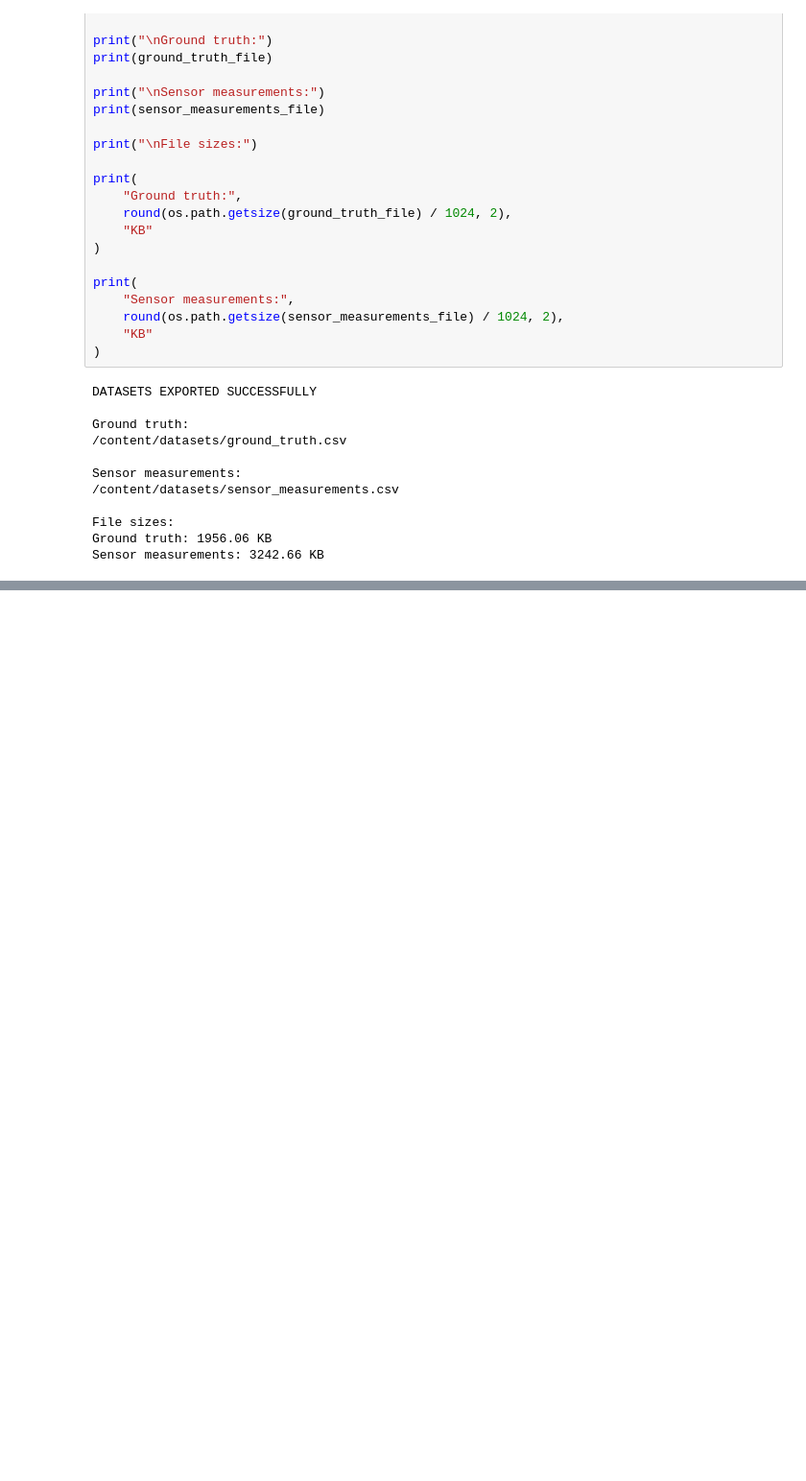
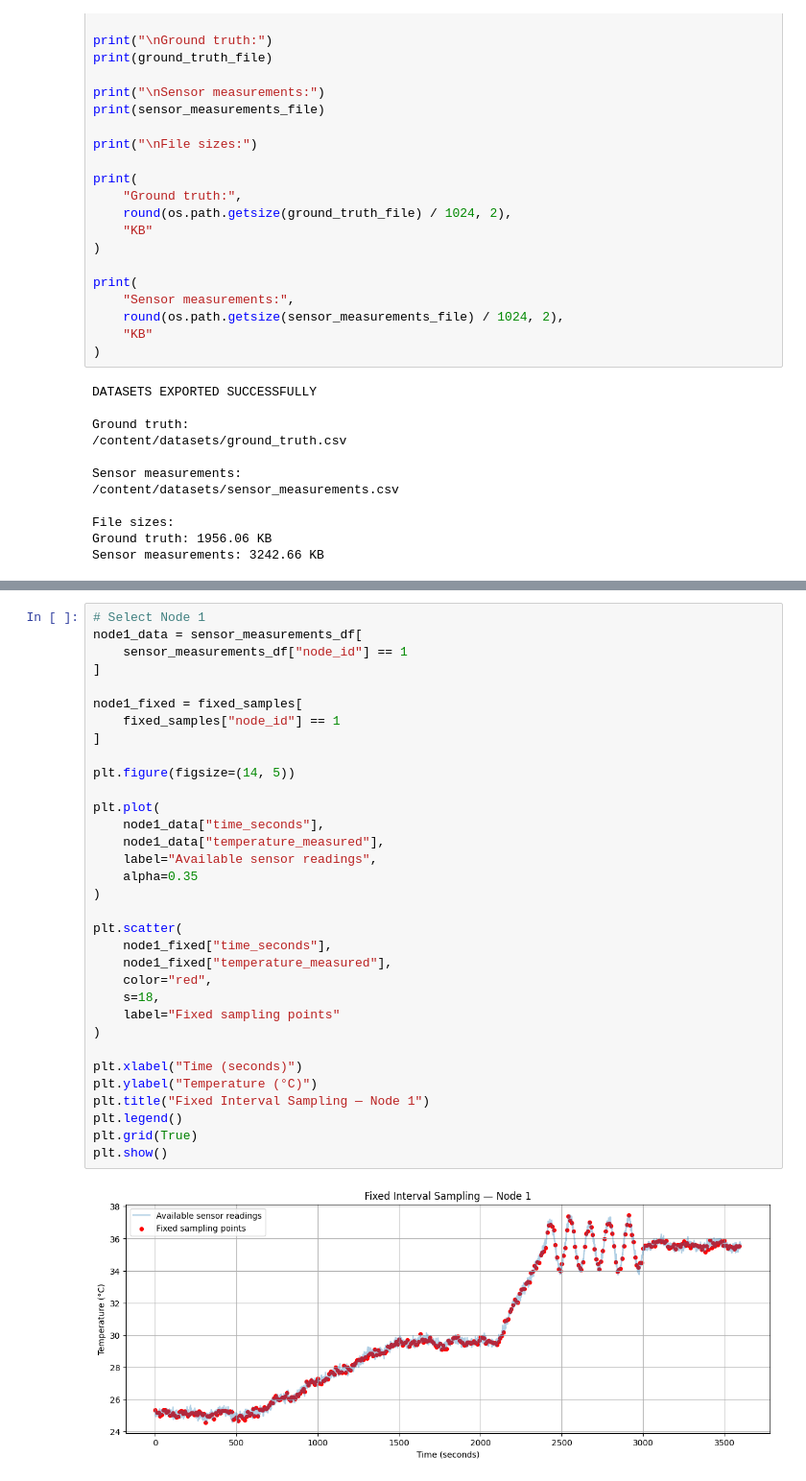
Before and after one commit to Sravan05nani/Energy-Aware-Adaptive-IoT, a Jupyter notebook: notebooks/energy_aware_simulation.ipynb, the cells around one changed output, grey strips where cells are left out. Shown at 96% size. Saved outputs shown, nothing was run; the diff lists cells and outputs as text; blank space fills up the shorter version.

Commit message:
Complete Intel dataset adaptive sampling experiments and energy evaluation

```diff
--- a/notebooks/energy_aware_simulation.ipynb
+++ b/notebooks/energy_aware_simulation.ipynb
@@ -1068,0 +1162,35 @@ files.download(sensor_measurements_file)
+# %%
+# Select Node 1
+node1_data = sensor_measurements_df[
+    sensor_measurements_df["node_id"] == 1
+]
+
+node1_fixed = fixed_samples[
+    fixed_samples["node_id"] == 1
+]
+
+plt.figure(figsize=(14, 5))
+
+plt.plot(
+    node1_data["time_seconds"],
+    node1_data["temperature_measured"],
+    label="Available sensor readings",
+    alpha=0.35
+)
+
+plt.scatter(
+    node1_fixed["time_seconds"],
+    node1_fixed["temperature_measured"],
+    color="red",
+    s=18,
+    label="Fixed sampling points"
+)
+
+plt.xlabel("Time (seconds)")
+plt.ylabel("Temperature (°C)")
+plt.title("Fixed Interval Sampling — Node 1")
+plt.legend()
+plt.grid(True)
+plt.show()
+# %% [output]
+[figure, added]
```
Also changed, not shown: parts of 110 cells of this notebook.
